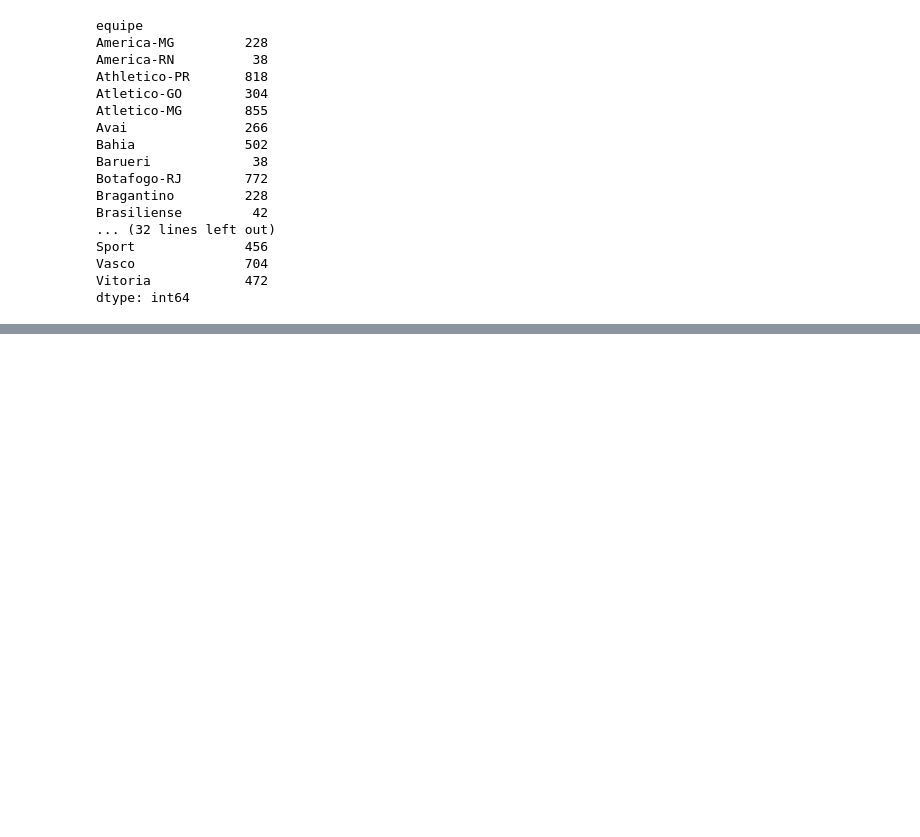
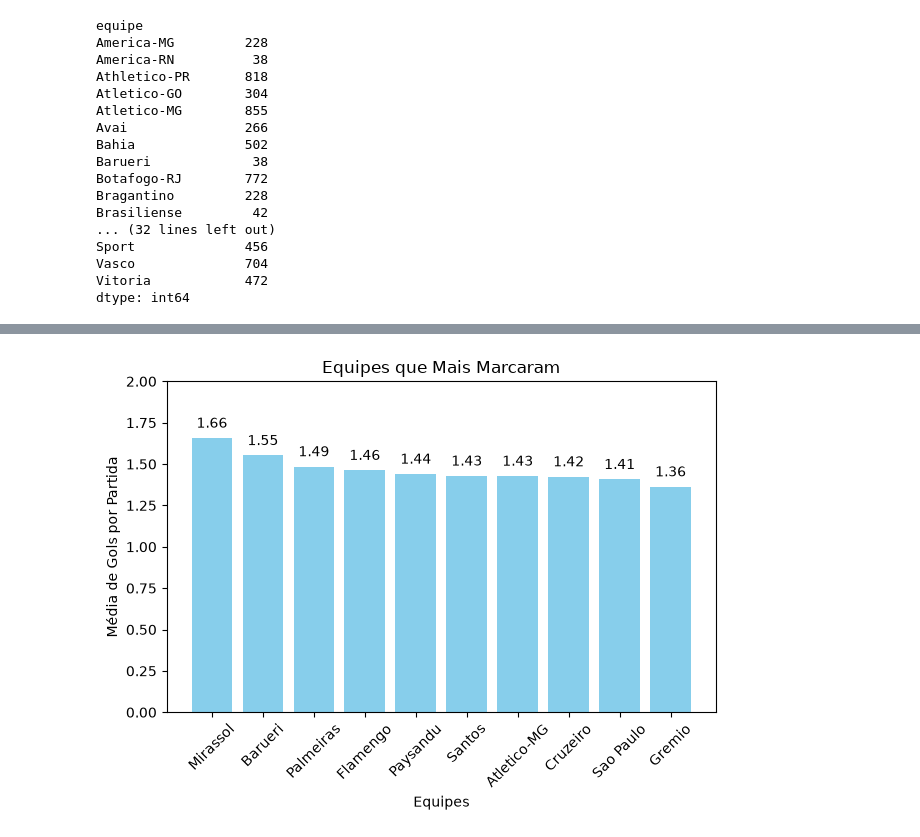
Before and after one commit to LuizFernand018/brasileirao-analytics, a Jupyter notebook: notebooks/01_exploracao_inicial.ipynb, the cells around one changed output, grey strips where cells are left out. Cells and saved outputs as stored; diff of their text form; code cells hidden in the pictures; blank space fills up the shorter version.

Commit message:
feat: add análise de performance das equipes

```diff
--- a/notebooks/01_exploracao_inicial.ipynb
+++ b/notebooks/01_exploracao_inicial.ipynb
@@ -512,6 +512,6 @@ Vasco              704
 Vitoria            472
 dtype: int64
 # %%
-totais_equipes["media_gols_marcados"] = totais_equipes["gols_marcados"]/partidas_equipes
-totais_equipes.head(15)
+totais_equipes["media_gols_marcados"] = (totais_equipes["gols_marcados"] / partidas_equipes)
+totais_equipes["media_gols_marcados"].head(10)
 # %% [output]
@@ -534,0 +545,3 @@ totais_equipes.head(15)
+# %%
+totais_equipes["media_gols_sofridos"] = (totais_equipes["gols_sofridos"] / partidas_equipes)
+totais_equipes["media_gols_sofridos"].head(10)
@@ -534,0 +576,16 @@ totais_equipes.head(15)
+# %%
+categorias = totais_equipes.sort_values(by="media_gols_marcados", ascending=False).head(10).index
+valores = totais_equipes.sort_values(by="media_gols_marcados", ascending=False).head(10)["media_gols_marcados"]
+
+barras = plt.bar(categorias, valores, color='skyblue')
+plt.bar_label(barras, fmt='%.2f', padding=5)
+plt.ylim(0, 2)
+
+plt.xlabel('Equipes')
+plt.ylabel('Média de Gols por Partida')
+plt.title('Equipes que Mais Marcaram')
+plt.xticks(rotation=45)
+plt.tight_layout()
+plt.show()
+# %% [output]
+[figure, added]
```
Also changed, not shown: parts of 8 cells of this notebook.
